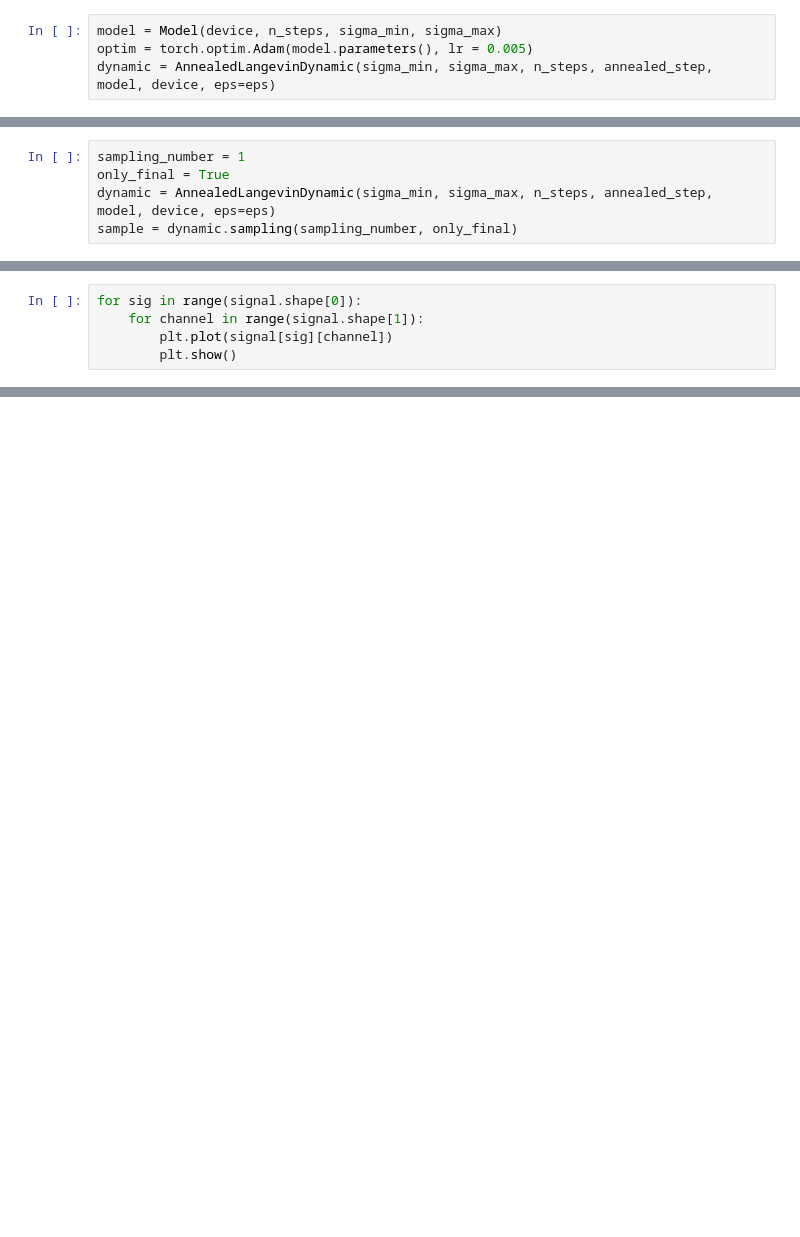
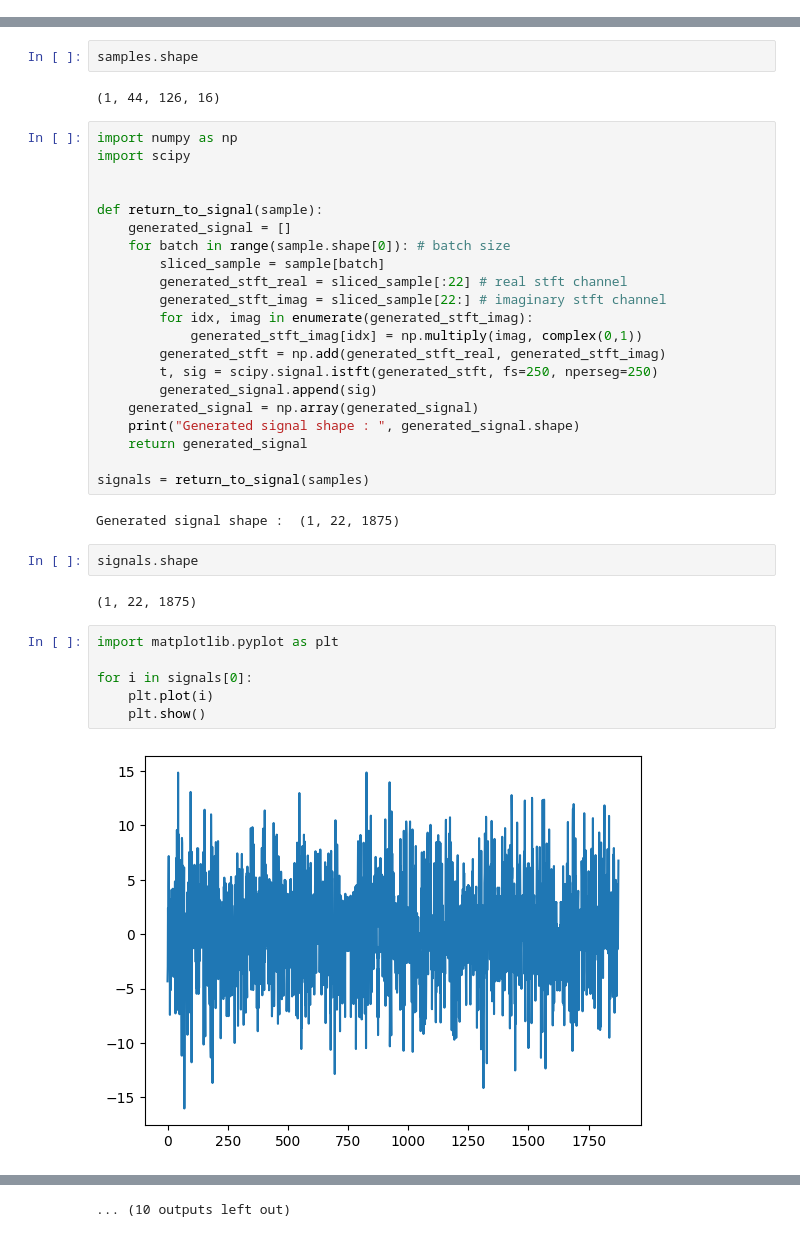
Before and after one commit to junyeobe0315/3d_spectrogram_generation, a Jupyter notebook: testing.ipynb, the cells around one changed output, grey strips where cells are left out. Saved outputs shown, nothing was run; the diff lists cells and outputs as text; blank space fills up the shorter version.

```diff
--- a/testing.ipynb
+++ b/testing.ipynb
@@ -598,4 +0,0 @@ device = torch.device('cuda:0') if torch.cuda.is_available() else torch.device('
-# %%
-model = Model(device, n_steps, sigma_min, sigma_max)
-optim = torch.optim.Adam(model.parameters(), lr = 0.005)
-dynamic = AnnealedLangevinDynamic(sigma_min, sigma_max, n_steps, annealed_step, model, device, eps=eps)
@@ -632,5 +0,0 @@ for epoch in pbar:
-# %%
-sampling_number = 1
-only_final = True
-dynamic = AnnealedLangevinDynamic(sigma_min, sigma_max, n_steps, annealed_step, model, device, eps=eps)
-sample = dynamic.sampling(sampling_number, only_final)
@@ -641,5 +0,0 @@ Generated signal shape :  (1, 22, 1875)
-# %%
-for sig in range(signal.shape[0]):
-    for channel in range(signal.shape[1]):
-        plt.plot(signal[sig][channel])
-        plt.show()
@@ -659,0 +477,39 @@ for sig in range(signal.shape[0]):
+# %%
+samples.shape
+# %% [output]
+(1, 44, 126, 16)
+# %%
+import numpy as np
+import scipy
+
+
+def return_to_signal(sample):
+    generated_signal = []
+    for batch in range(sample.shape[0]): # batch size
+        sliced_sample = sample[batch]
+        generated_stft_real = sliced_sample[:22] # real stft channel
+        generated_stft_imag = sliced_sample[22:] # imaginary stft channel
+        for idx, imag in enumerate(generated_stft_imag):
+            generated_stft_imag[idx] = np.multiply(imag, complex(0,1))
+        generated_stft = np.add(generated_stft_real, generated_stft_imag)
+        t, sig = scipy.signal.istft(generated_stft, fs=250, nperseg=250)
+        generated_signal.append(sig)
+    generated_signal = np.array(generated_signal)
+    print("Generated signal shape : ", generated_signal.shape)
+    return generated_signal
+
+signals = return_to_signal(samples)
+# %% [output]
+Generated signal shape :  (1, 22, 1875)
+# %%
+signals.shape
+# %% [output]
+(1, 22, 1875)
+# %%
+import matplotlib.pyplot as plt
+
+for i in signals[0]:
+    plt.plot(i)
+    plt.show()
+# %% [output]
+[figure, added]
@@ -659,0 +527 @@ for sig in range(signal.shape[0]):
+... (10 outputs left out)
```
Also changed, not shown: parts of 15 cells of this notebook, 4 other files.
